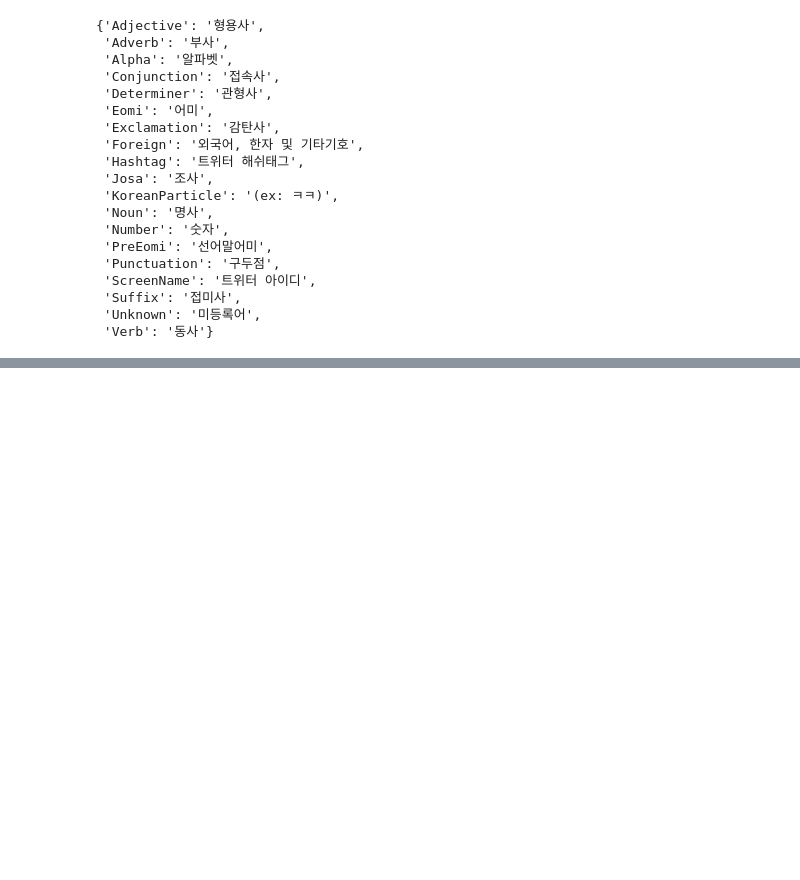
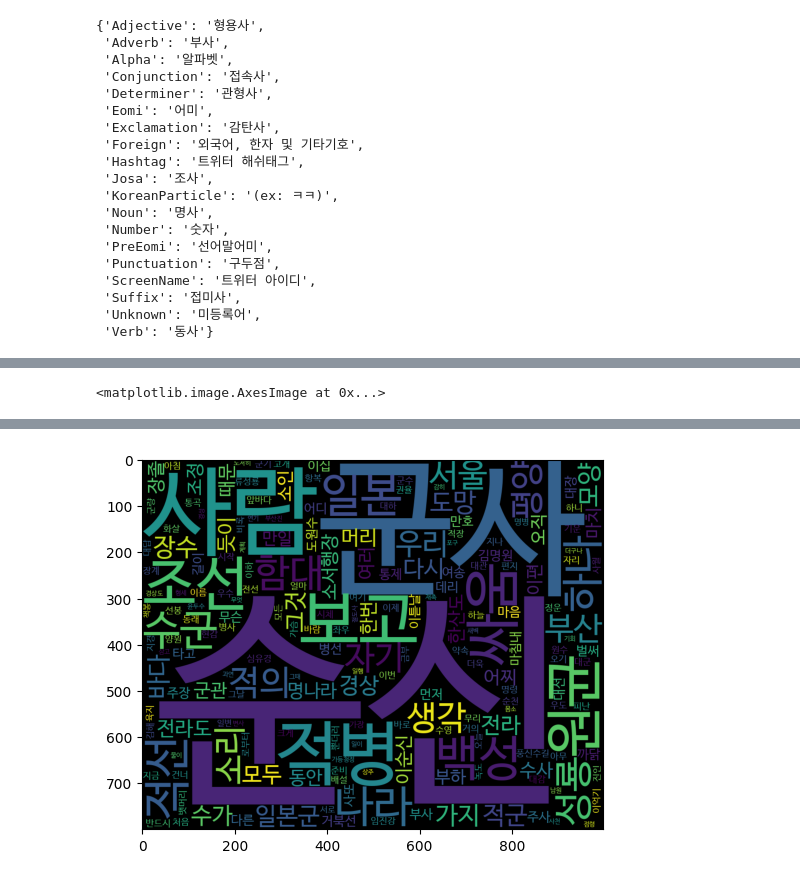
Before and after one commit to rladbstj56/2024PythonDataAnalysis, a Jupyter notebook: 241128_텍스트마이닝.ipynb, the cells around one changed output, grey strips where cells are left out. Cells and saved outputs as stored; diff of their text form; code cells hidden in the pictures; blank space fills up the shorter version.

```diff
--- a/241128_텍스트마이닝.ipynb
+++ b/241128_텍스트마이닝.ipynb
@@ -159,0 +272,10 @@ for i, v in enumerate(noun_list):
+# %%
+noun = okt.nouns(bill)
+for i, v in enumerate(noun):
+  if len(v)<2: noun.pop(i)
+count = Counter(noun)
+print(len(count))
+noun_list = count.most_common(200)
+for i, v in enumerate(noun_list):
+  print(v, end=' ')
+  if (i+1) % 5==0 : print()
@@ -159,0 +328,6 @@ for i, v in enumerate(noun_list):
+# %%
+filename = '/content/drive/MyDrive/pythondataanalysis/이순신.txt'
+f = open(filename,'r',encoding='utf-8')
+stopword=['것','곳']
+text = f.read()
+print(text[:50])
@@ -159,0 +359,12 @@ for i, v in enumerate(noun_list):
+# %%
+noun = okt.nouns(text)
+# for i, v in enumerate(noun):
+#   if v in stopword: noun.pop(i)
+#   if len(v)<2: noun.pop(i)
+noun = [v for v in noun if v not in stopword and len(v) >= 2]
+count = Counter(noun)
+print(len(count))
+noun_list = count.most_common(200)
+for i, v in enumerate(noun_list):
+  print(v, end=' ')
+  if (i+1) % 5==0 : print()
@@ -159,0 +389,10 @@ for i, v in enumerate(noun_list):
+# %%
+#nouns = okt.nouns(text)
+words = [n for n in noun if len(n) > 1]
+c = Counter(words)
+wc = WordCloud(font_path=fontpath, width=499, height=400, scale=2.0, max_font_size=250)
+gen = wc.generate_from_frequencies(c)
+plt.figure()
+plt.imshow(gen)
+# %% [output]
+<matplotlib.image.AxesImage at 0x...>
@@ -159,0 +416 @@ for i, v in enumerate(noun_list):
+[figure, added]
```
Also changed, not shown: parts of 14 cells of this notebook.
